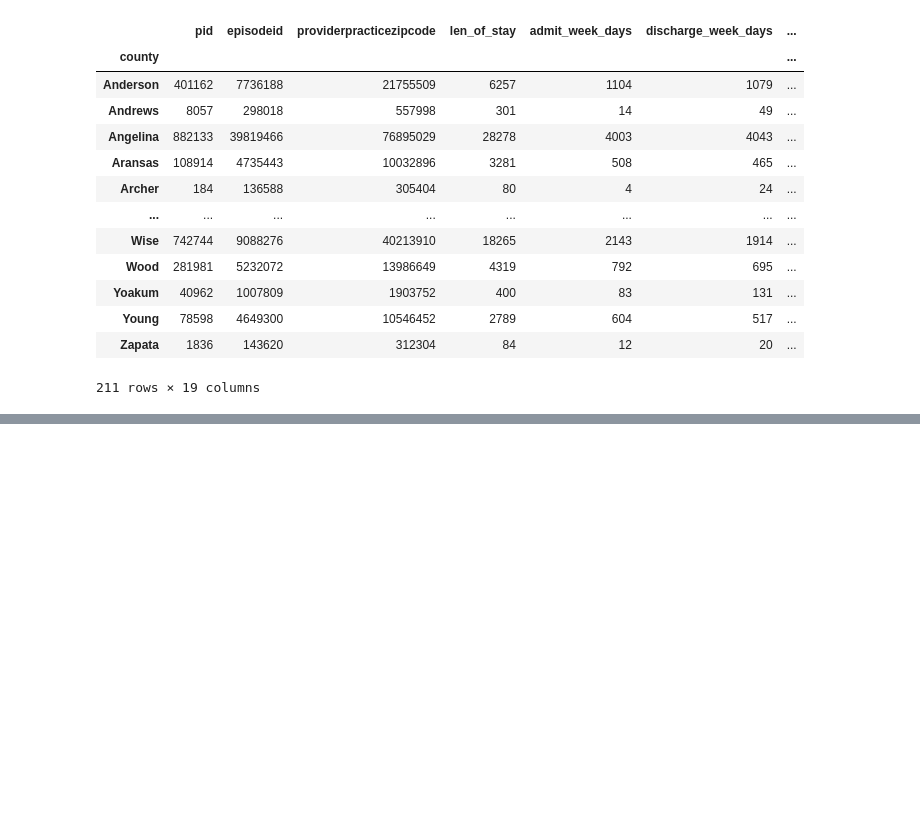
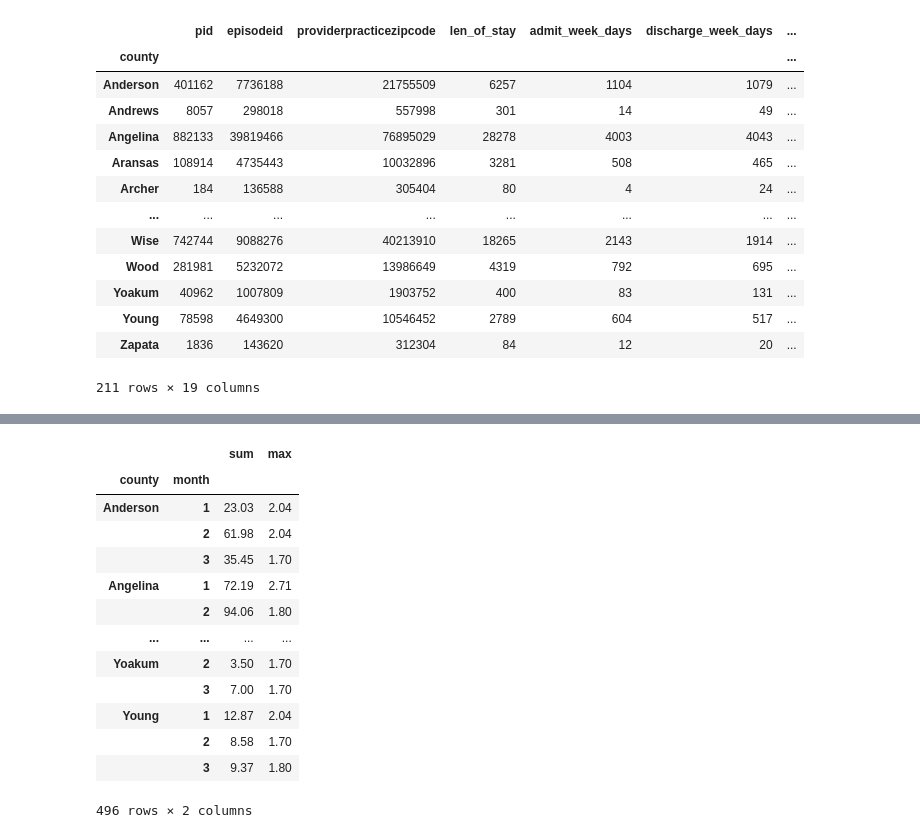
Before and after one commit to alfredprah/ds_case_team_5, a Jupyter notebook: notebooks/task_times.ipynb, the cells around one changed output, grey strips where cells are left out. Saved outputs shown, nothing was run; the diff lists cells and outputs as text; code cells hidden in the pictures; blank space fills up the shorter version.

```diff
--- a/notebooks/task_times.ipynb
+++ b/notebooks/task_times.ipynb
@@ -106,0 +138,23 @@ grouped.sum()
+# %%
+df['month'] = pd.DatetimeIndex(df['admitdate']).month
+# %%
+months = [1, 2, 3]
+df = df[df.month.isin(months)]
+# %%
+#can group by county and month to see the number of hours required
+df.groupby(['county', 'month']).onsite_hours.agg(['sum', 'max'])
+# %% [output]
+|  |  | sum | max |
+| county | month |  |  |
+| Anderson | 1 | 23.03 | 2.04 |
+|  | 2 | 61.98 | 2.04 |
+|  | 3 | 35.45 | 1.70 |
+| Angelina | 1 | 72.19 | 2.71 |
+|  | 2 | 94.06 | 1.80 |
+| ... | ... | ... | ... |
+| Yoakum | 2 | 3.50 | 1.70 |
+|  | 3 | 7.00 | 1.70 |
+| Young | 1 | 12.87 | 2.04 |
+|  | 2 | 8.58 | 1.70 |
+|  | 3 | 9.37 | 1.80 |
+496 rows × 2 columns
```
Also changed, not shown: parts of 17 cells of this notebook.
